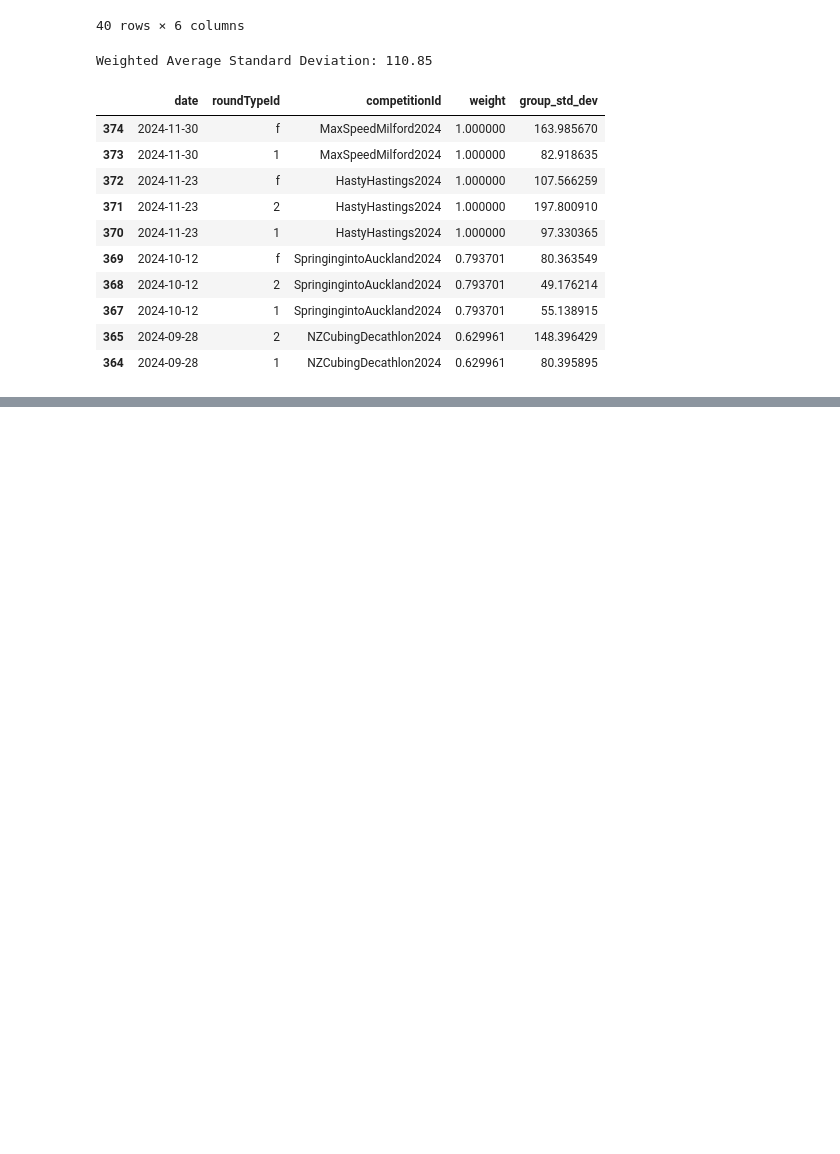
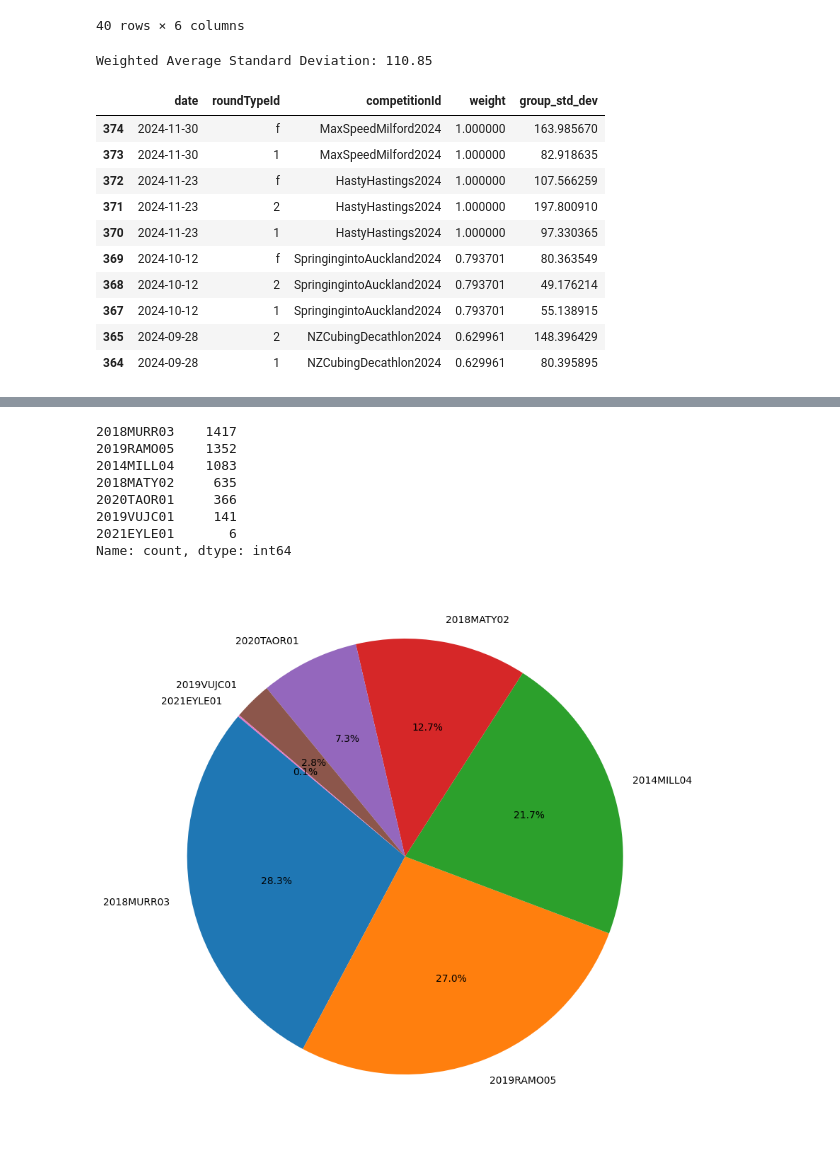
Before and after one commit to itsjimzhu/bld-tools, a Jupyter notebook: estimation/db.ipynb, the cells around one changed output, grey strips where cells are left out. Drawn from its saved outputs; the diff is of its cells as text; code cells hidden in the pictures; blank space fills up the shorter version.

```diff
--- a/estimation/db.ipynb
+++ b/estimation/db.ipynb
@@ -403,0 +611,33 @@ group, min(group, key=group.get)
+# %%
+trials = []
+def ao5(list, dnf_rate):
+    # Randomly set dnf_rate percent of the results to 999
+    for i in range(len(list)):
+        if random.random() < dnf_rate:
+            list[i] = 999
+    return np.mean(sorted(list)[1:4])
+
+for _ in range(5000):
+    group = {}
+    for person, (skew_params, dnf_rate) in skew_dists.items():
+        group[person] = ao5(skewnorm.rvs(*skew_params, size=5), dnf_rate)
+
+    winner = min(group, key=group.get)
+    trials.append(winner)
+
+display(pd.Series(trials).value_counts())
+# Pie plot of winners. Label with percentages
+plt.figure(figsize=(10, 10))
+plt.pie(pd.Series(trials).value_counts(), labels=pd.Series(trials).value_counts().index,
+        autopct='%1.1f%%', startangle=140)
+plt.show()
+# %% [output]
+2018MURR03    1417
+2019RAMO05    1352
+2014MILL04    1083
+2018MATY02     635
+2020TAOR01     366
+2019VUJC01     141
+2021EYLE01       6
+Name: count, dtype: int64
+[figure, added]
```
Also changed, not shown: parts of 10 cells of this notebook.
